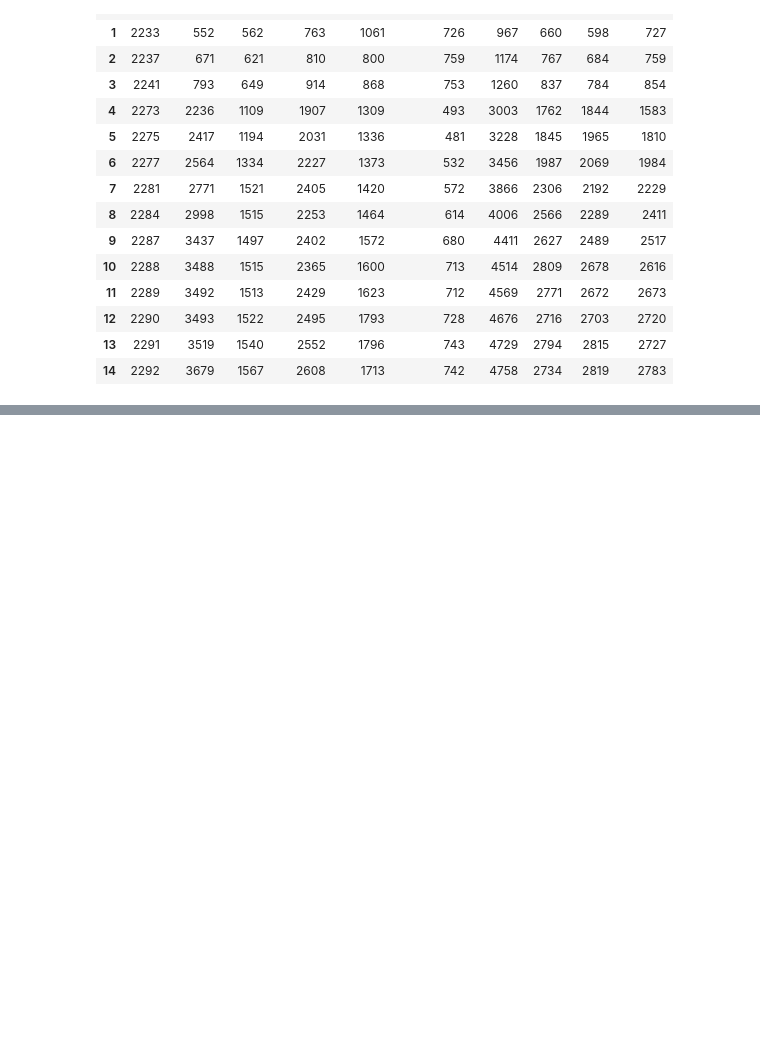
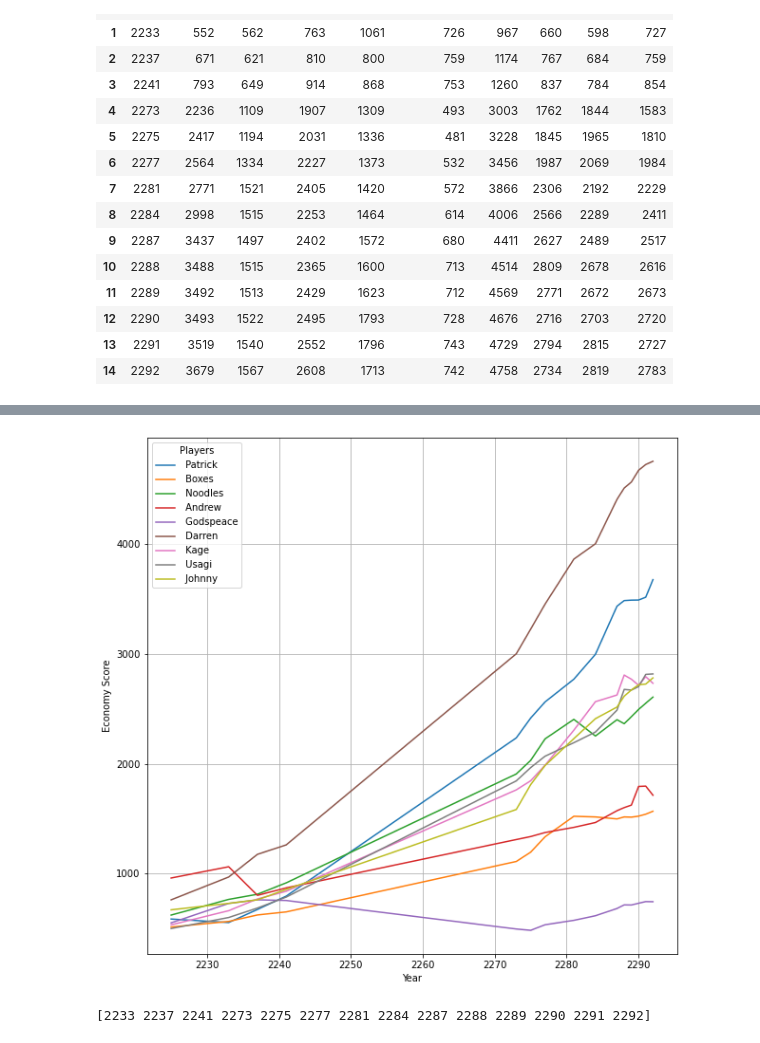
Before and after one commit to raccoonist/StellarisGamesStatistics, a Jupyter notebook: Game 3/Statistics.ipynb, the cells around one changed output, grey strips where cells are left out. Saved outputs shown, nothing was run; the diff lists cells and outputs as text; code cells hidden in the pictures; blank space fills up the shorter version.

```diff
--- a/Game 3/Statistics.ipynb
+++ b/Game 3/Statistics.ipynb
@@ -96,0 +96,14 @@ merged = population.merge(techScore, how='right')
+# %%
+ax = sns.lineplot(x='Year', y='value',hue='variable',data=pd.melt(economyScore, ['Year']))
+ax.set(ylabel='Economy Score')
+legend = ax.legend()
+legend.set(title="Players")
+plt.grid()
+plt.show()
+# %% [output]
+[figure, added]
+# %%
+common_years = np.intersect1d(population.loc[:,'Year'].values, techScore.loc[:,'Year'].values)
+print(common_years)
+# %% [output]
+[2233 2237 2241 2273 2275 2277 2281 2284 2287 2288 2289 2290 2291 2292]
```
Also changed, not shown: parts of 8 cells of this notebook, 1 other file.
